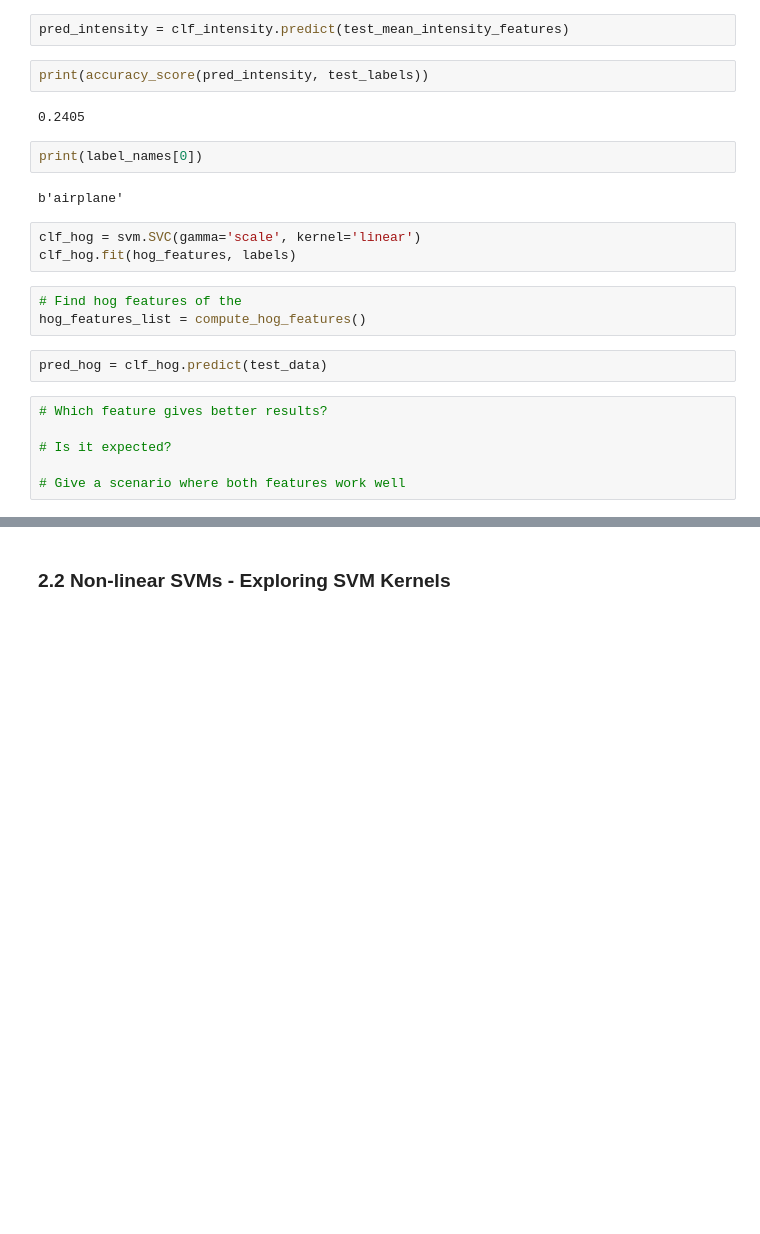
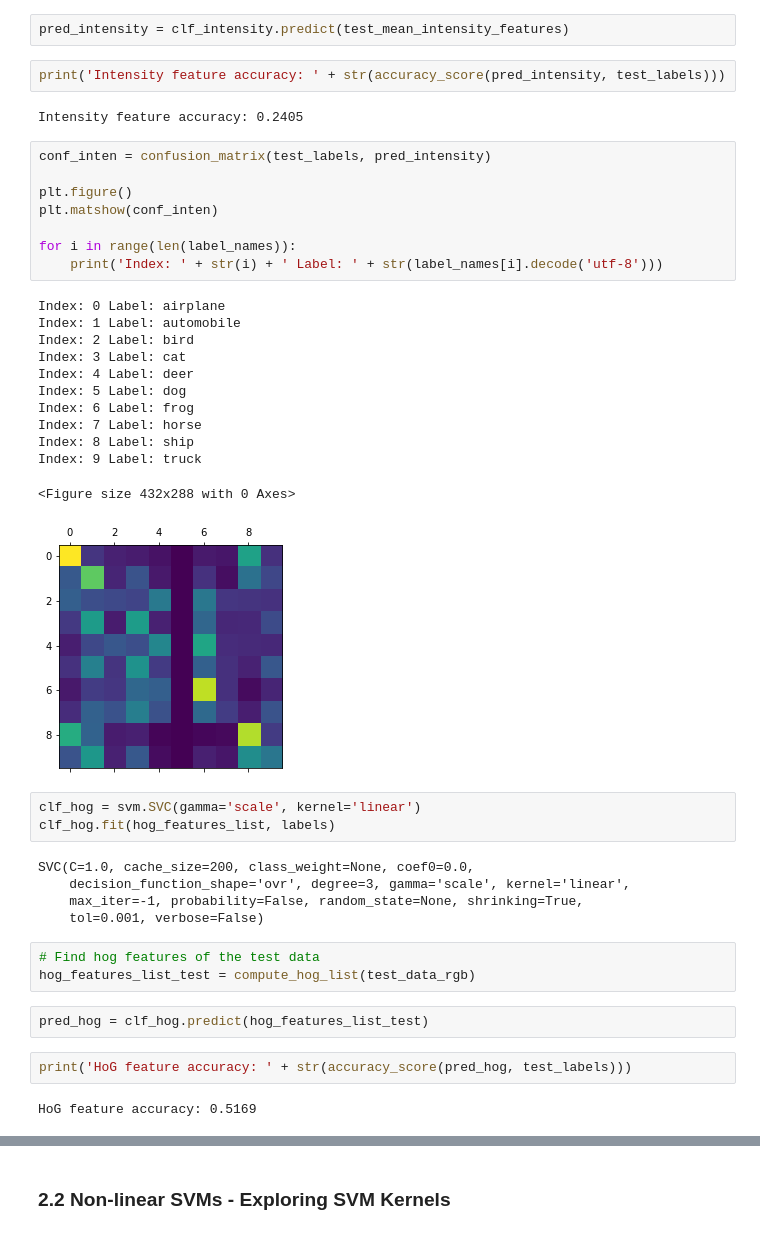
Before and after one commit to Caelan-M/415-A4, a Jupyter notebook: Assignment 4.ipynb, the cells around one changed output, grey strips where cells are left out. Drawn from its saved outputs; the diff is of its cells as text; blank space fills up the shorter version.

```diff
--- a/Assignment 4.ipynb
+++ b/Assignment 4.ipynb
@@ -146,24 +161,44 @@ for i in range(len(test_data)):
 # %%
 pred_intensity = clf_intensity.predict(test_mean_intensity_features)
 # %%
-print(accuracy_score(pred_intensity, test_labels))
+print('Intensity feature accuracy: ' + str(accuracy_score(pred_intensity, test_labels)))
 # %% [output]
-0.2405
+Intensity feature accuracy: 0.2405
-# %%
-print(label_names[0])
-# %% [output]
-b'airplane'
+# %%
+conf_inten = confusion_matrix(test_labels, pred_intensity)
+
+plt.figure()
+plt.matshow(conf_inten)
+
+for i in range(len(label_names)):
+    print('Index: ' + str(i) + ' Label: ' + str(label_names[i].decode('utf-8')))
+# %% [output]
+Index: 0 Label: airplane
+Index: 1 Label: automobile
+Index: 2 Label: bird
+Index: 3 Label: cat
+Index: 4 Label: deer
+Index: 5 Label: dog
+Index: 6 Label: frog
+Index: 7 Label: horse
+Index: 8 Label: ship
+Index: 9 Label: truck
+<Figure size 432x288 with 0 Axes>
+[figure, added]
 # %%
 clf_hog = svm.SVC(gamma='scale', kernel='linear')
-clf_hog.fit(hog_features, labels)
+clf_hog.fit(hog_features_list, labels)
+# %% [output]
+SVC(C=1.0, cache_size=200, class_weight=None, coef0=0.0,
+    decision_function_shape='ovr', degree=3, gamma='scale', kernel='linear',
+    max_iter=-1, probability=False, random_state=None, shrinking=True,
+    tol=0.001, verbose=False)
 # %%
-# Find hog features of the
-hog_features_list = compute_hog_features()
+# Find hog features of the test data
+hog_features_list_test = compute_hog_list(test_data_rgb)
 # %%
-pred_hog = clf_hog.predict(test_data)
+pred_hog = clf_hog.predict(hog_features_list_test)
-# %%
-# Which feature gives better results?
-
-# Is it expected?
-
-# Give a scenario where both features work well
+# %%
+print('HoG feature accuracy: ' + str(accuracy_score(pred_hog, test_labels)))
+# %% [output]
+HoG feature accuracy: 0.5169
```
Also changed, not shown: parts of 101 cells of this notebook, 6 other files.
